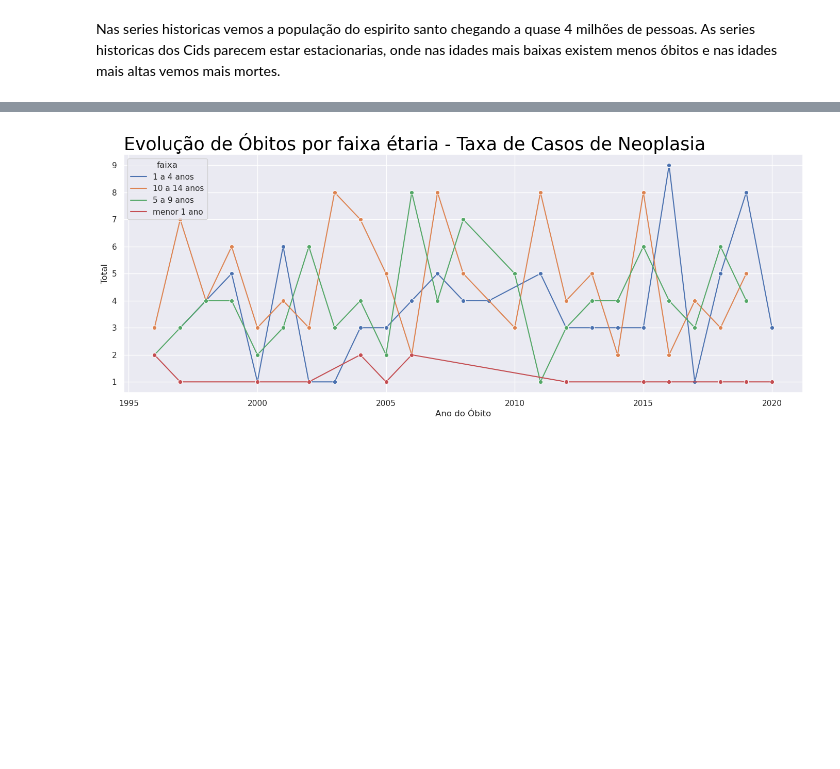
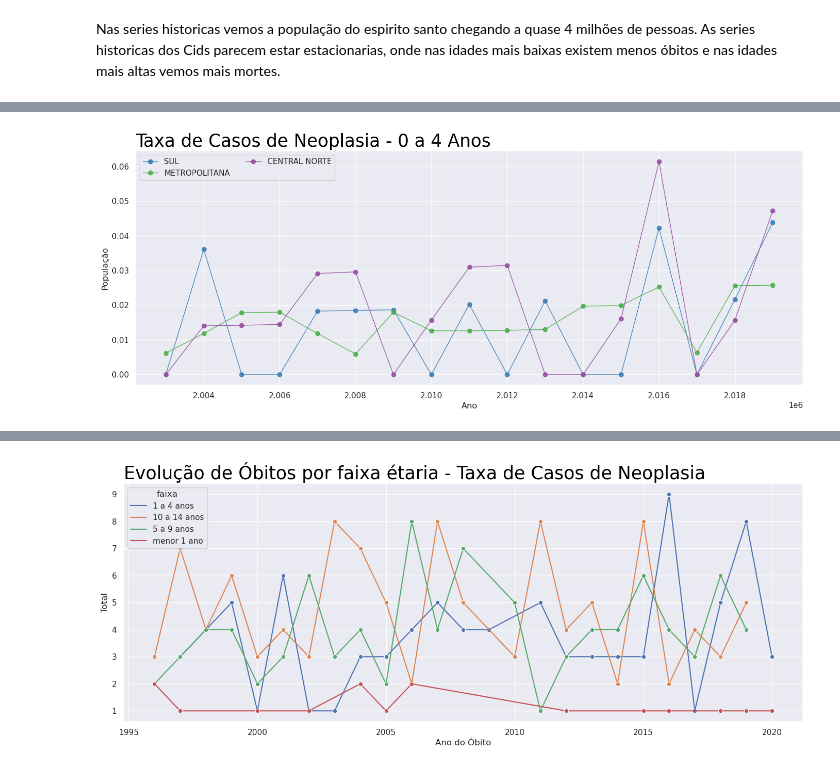
Before and after one commit to batistugo/LSTAT, a Jupyter notebook: joao/trabalho1/Final.ipynb, the cells around one changed output, grey strips where cells are left out. Drawn from its saved outputs; the diff is of its cells as text; code cells hidden in the pictures; blank space fills up the shorter version.

```diff
--- a/joao/trabalho1/Final.ipynb
+++ b/joao/trabalho1/Final.ipynb
@@ -162 +178,5 @@ plot_lines(taxa,xcol = 'ano',title= title + ' - 1 a 4 Anos')
+# %%
+plot_lines_to_0a5()
+# %% [output]
+[figure, added]
 # %%
```
Also changed, not shown: parts of 15 cells of this notebook, 23 other files.
